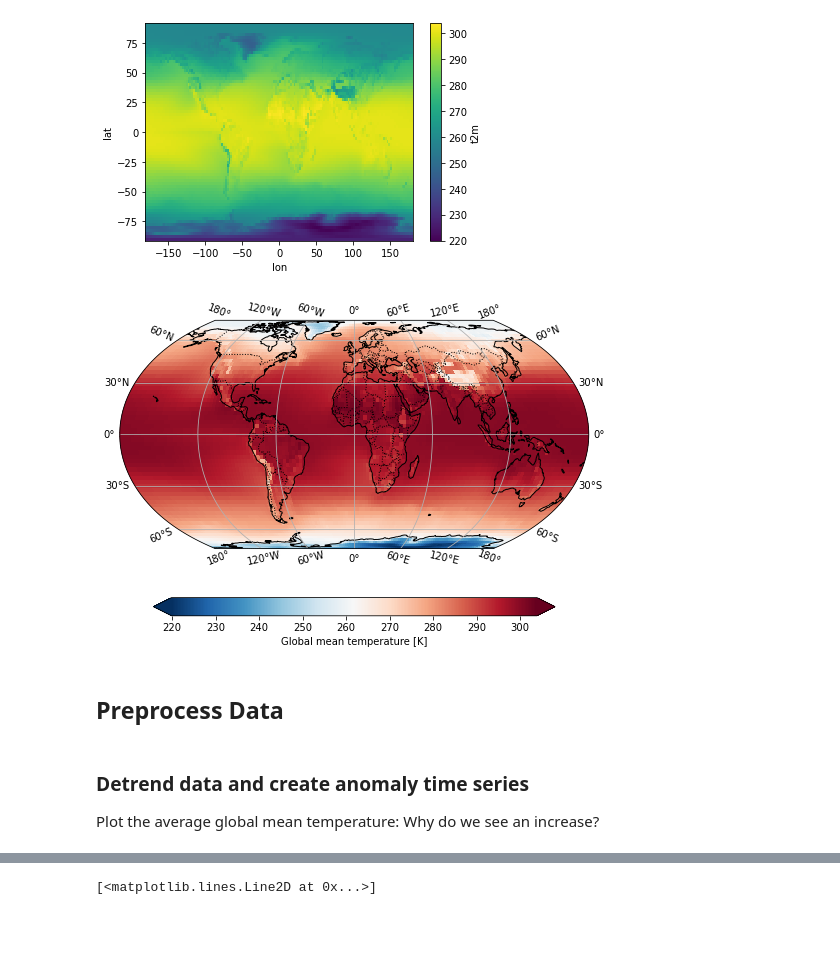
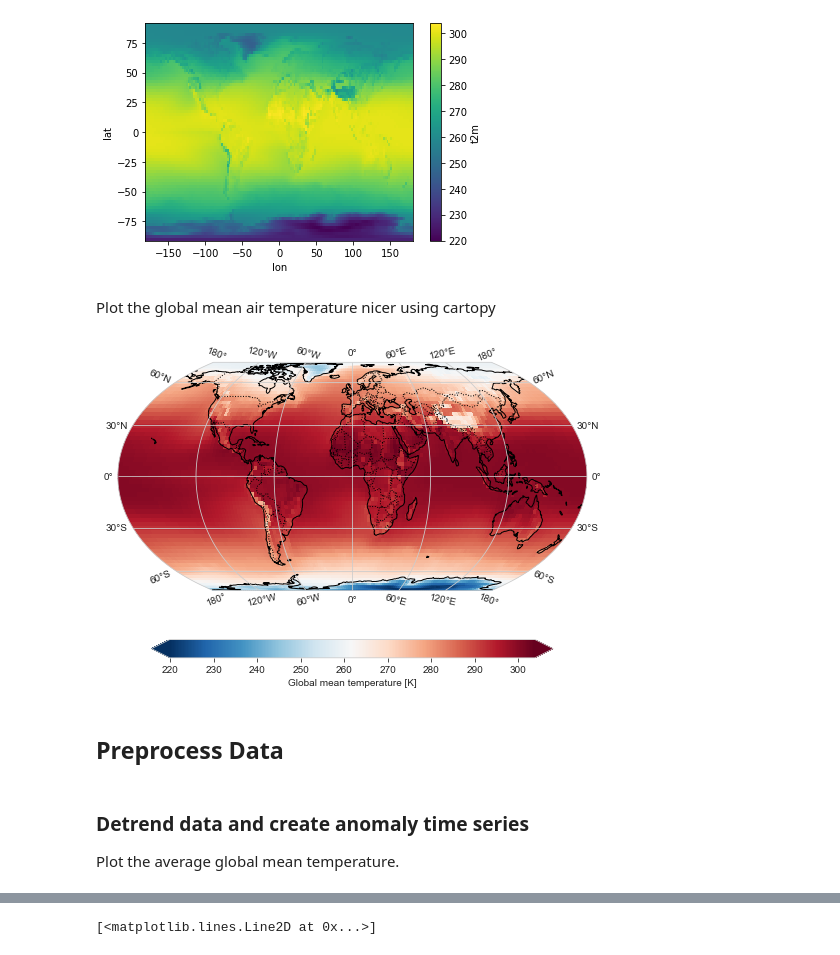
Before and after one commit to mlcs/seminar_ws22, a Jupyter notebook: 03_cn/climnet_t2m_global.ipynb, the cells around one changed output, grey strips where cells are left out. Drawn from its saved outputs; the diff is of its cells as text; code cells hidden in the pictures; blank space fills up the shorter version.

```diff
--- a/03_cn/climnet_t2m_global.ipynb
+++ b/03_cn/climnet_t2m_global.ipynb
@@ -32,17 +45,20 @@ ds[var_name].mean(dim='time').plot()
 # %% [output]
 <matplotlib.collections.QuadMesh at 0x...>
 [figure]
+# %% [markdown]
+Plot the global mean air temperature nicer using cartopy
 # %%
 reload(put)
 mean_t2m = ds[var_name].mean(dim='time')
-im = put.plot_map(mean_t2m, label='Global mean temperature [K]', projection='EqualEarth')
+im = put.plot_map(mean_t2m, label='Global mean temperature [K]',
+                  )
 # %% [output]
-[figure, old version]
+[figure, new version]
 # %% [markdown]
 ## Preprocess Data
 # %% [markdown]
 ### Detrend data and create anomaly time series
-Plot the average global mean temperature: Why do we see an increase?
+Plot the average global mean temperature.
 # %%
 # Plot the average yearly temperature
 # What might be the problem?
```
Also changed, not shown: parts of 23 cells of this notebook, 1 other file.
